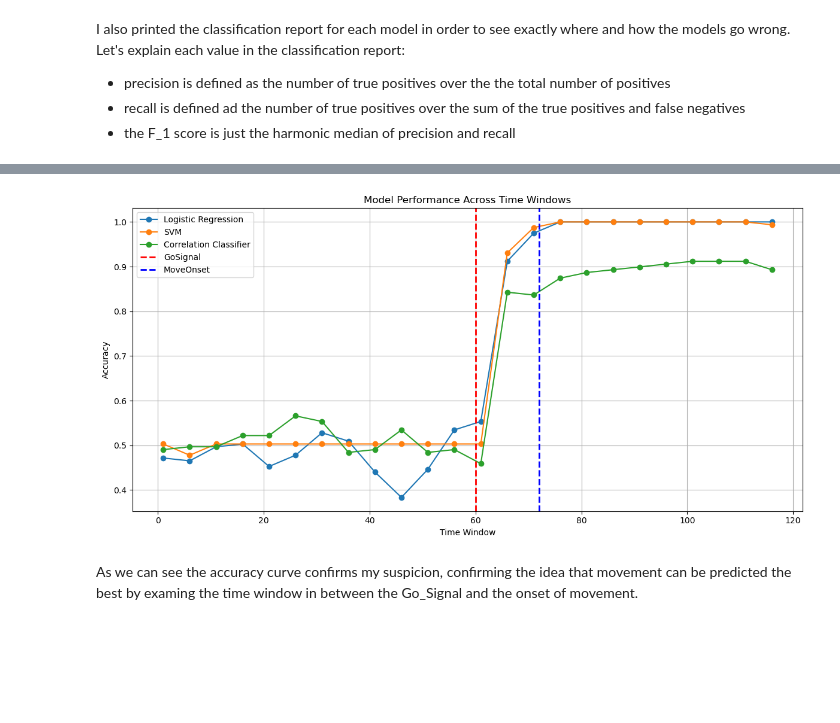
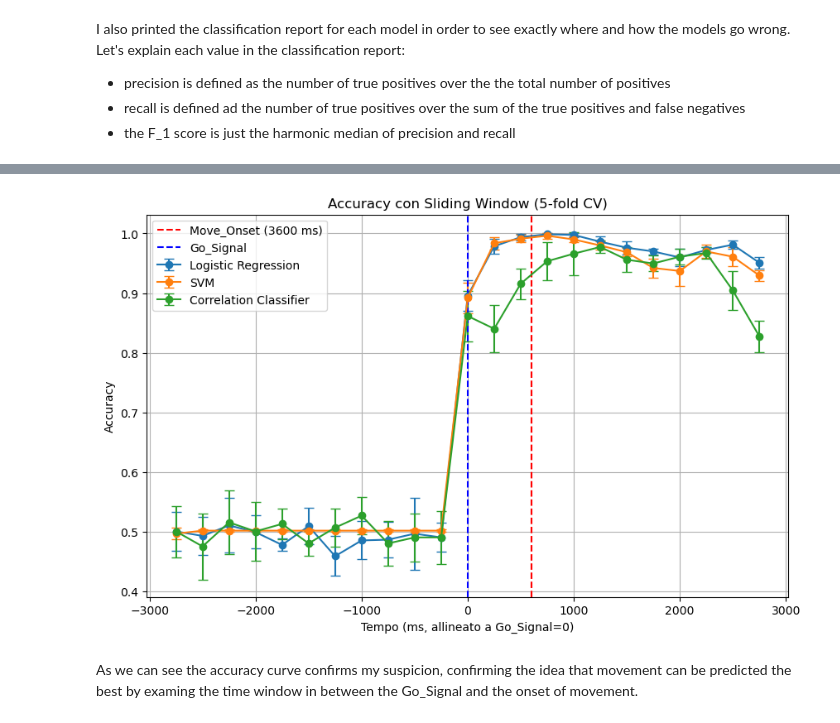
Before and after one commit to sime-iacovacci/Tesi, a Jupyter notebook: Movement direction prediction.ipynb, the cells around one changed output, grey strips where cells are left out. Saved outputs shown, nothing was run; the diff lists cells and outputs as text; code cells hidden in the pictures; blank space fills up the shorter version.

```diff
--- a/Movement direction prediction.ipynb
+++ b/Movement direction prediction.ipynb
@@ -224,4 +225,4 @@ n_bins=max_time//bin_size
 matrix_acc_curve=matrix_acc_curve.reshape(
     matrix_acc_curve.shape[0],matrix_acc_curve.shape[1], n_bins, bin_size
 ).sum(axis=-1)
-print(matrix_acc_curve.shape)
+X=matrix_acc_curve
@@ -334,18 +256,34 @@ Evaluating model: Correlation Classifier
 # %%
-plt.figure(figsize=(12, 6))
-for model_name, accuracies in results.items():
-    plt.plot(time_windows, accuracies, marker='o', label=model_name)
-plt.xlabel('Time Window')
-plt.ylabel('Accuracy')
-plt.title('Model Performance Across Time Windows')
-plt.axvline(x=60, color='r', linestyle='--', linewidth=2, label='GoSignal')
-plt.axvline(x=72, color='b', linestyle='--', linewidth=2, label='MoveOnset')
-plt.legend()
-plt.grid(True)
-plt.tight_layout()
-plt.savefig("model_accuracy_plot.png", dpi=300)
-plt.show()
+def plot_results(windows, results, results_std, bin_size=50, go_signal=3000, move_onset=3600):
+    x_bins=[np.mean(w) for w in windows]
+    x_ms=[c*bin_size for c in x_bins]
+    x_aligned=[t-go_signal for t in x_ms]
+    plt.figure(figsize=(10,6))
+    for model_name, accs in results.items():
+        stds=results_std[model_name]
+        plt.errorbar(x_aligned,accs,yerr=stds, label=model_name, capsize=4, marker='o')
+    move_onset_aligned=move_onset-go_signal
+    plt.axvline(x=move_onset_aligned, color='red', linestyle='--', label=f"Move_Onset ({move_onset} ms)")
+    plt.axvline(x=0, color='blue', linestyle='--', label=f"Go_Signal" )
+    plt.xlabel("Tempo (ms, allineato a Go_Signal=0)")
+    plt.ylabel("Accuracy")
+    plt.title("Accuracy con Sliding Window (5-fold CV)")
+    plt.legend()
+    plt.grid(True)
+    plt.show()
-# %% [output]
-[figure, removed]
+# %%
+windows,results,results_std=evaluate_models(
+    models=models,
+    X=X,
+    y=y,
+    window_size=10,
+    step=5,
+    cv=5,
+    max_parallel=3
+)
+# %%
+plot_results(windows,results,results_std)
+# %% [output]
+[figure, added]
 # %% [markdown]
 As we can see the accuracy curve confirms my suspicion, confirming the idea that movement can be predicted the best by examing the time window in between the Go_Signal and the onset of movement.
```
Also changed, not shown: parts of 9 cells of this notebook.
